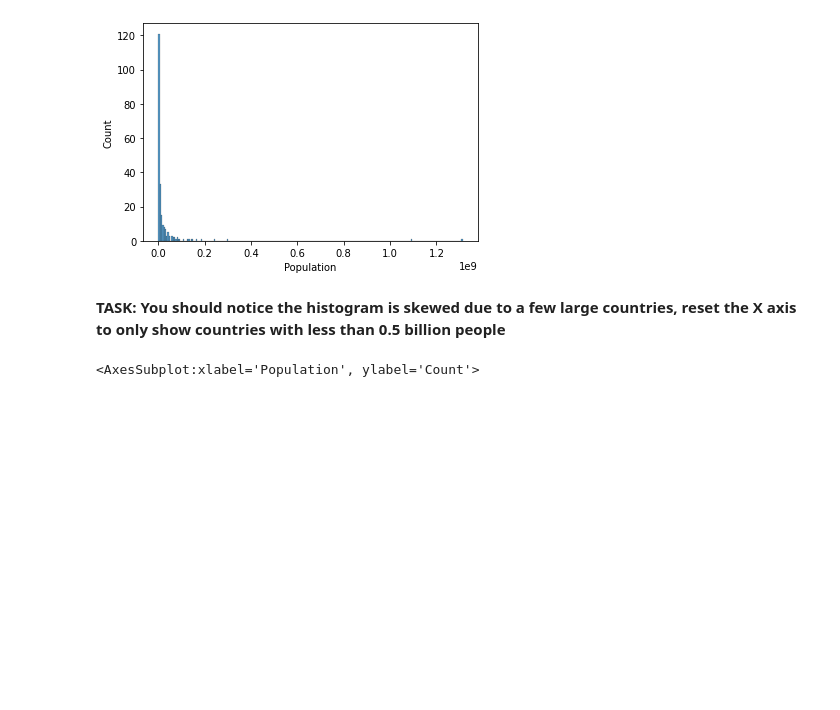
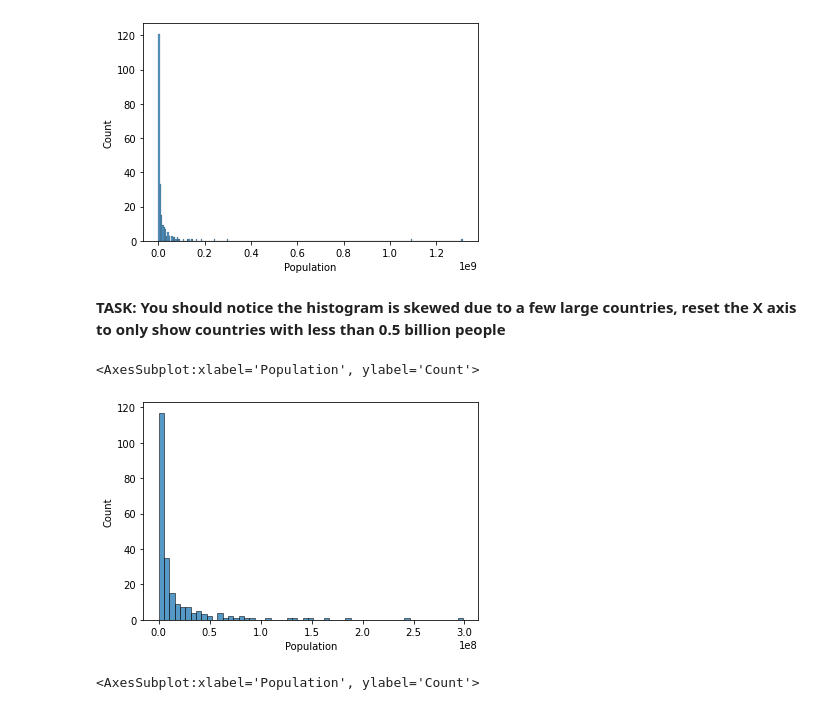
Before and after one commit to alpha-nero1/2021-Python-for-Machine-Learning-Data-Science-Masterclass, a Jupyter notebook: 20-Kmeans-Clustering/02-Kmeans-Clustering-Project-Exercise.ipynb, the cells around one changed output. Drawn from its saved outputs; the diff is of its cells as text; code cells hidden in the pictures; blank space fills up the shorter version.

```diff
--- a/20-Kmeans-Clustering/02-Kmeans-Clustering-Project-Exercise.ipynb
+++ b/20-Kmeans-Clustering/02-Kmeans-Clustering-Project-Exercise.ipynb
@@ -99,3 +116,9 @@ Let's create some visualizations. Please feel free to expand on these with your
+# %%
+#CODE HERE
+sns.histplot(data=df[df['Population'] < 500000000], x='Population')
+# %% [output]
+<AxesSubplot:xlabel='Population', ylabel='Count'>
+[figure, added]
 # %%
 # %% [output]
 <AxesSubplot:xlabel='Population', ylabel='Count'>
```
Also changed, not shown: parts of 47 cells of this notebook, 17 other files.
